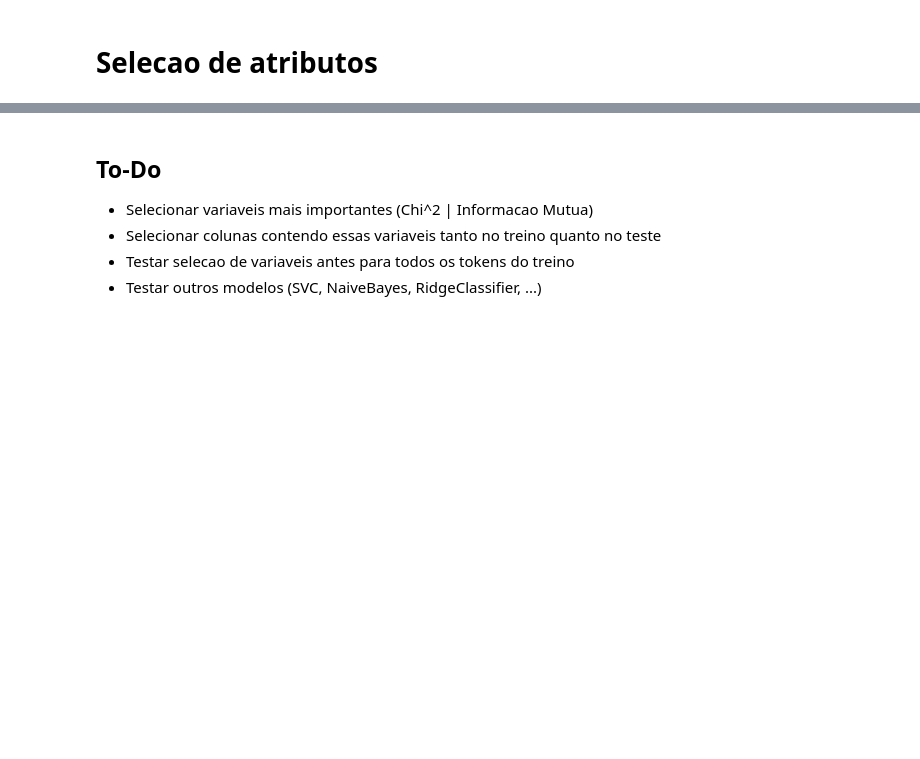
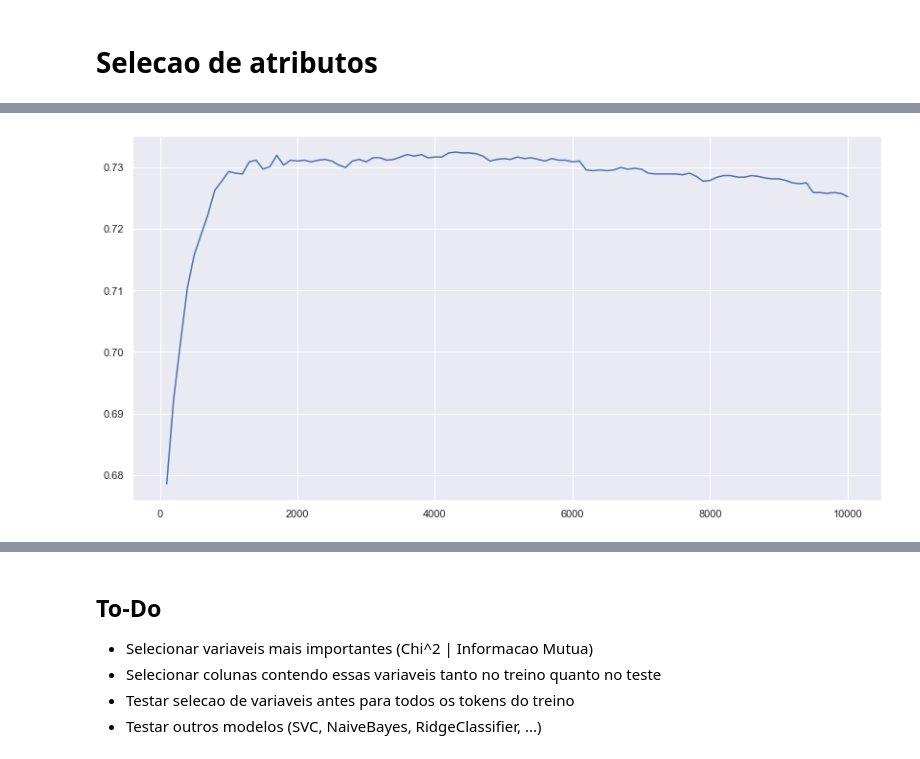
Before and after one commit to marcelo-campa/Analytica-Kaggle-NLP, a Jupyter notebook: kaggle_tweets.ipynb, the cells around one changed output, grey strips where cells are left out. Drawn from its saved outputs; the diff is of its cells as text; code cells hidden in the pictures; blank space fills up the shorter version.

```diff
--- a/kaggle_tweets.ipynb
+++ b/kaggle_tweets.ipynb
@@ -334,5 +334,5 @@ from sklearn.feature_selection import mutual_info_classif, chi2
 
 chi = chi2(X,y)
 chi = pd.Series(chi[0])
-chi.index = intersect_columns
+chi.index = X.columns
 chi.sort_values(ascending=False, inplace=True)
@@ -347,3 +362,17 @@ for att in tqdm(atts):
 
     list_scores.append(cross_val_score(clf, X[chi[:int(att)].index], y, cv=3).mean())
     list_var.append(cross_val_score(clf, X[chi[:int(att)].index], y, cv=3).var())
+# %%
+int_atts = [int(att) for att in atts]
+
+import matplotlib.pyplot as plt
+import seaborn as sns
+
+sns.set()
+plt.figure(figsize=(14,7))
+sns.lineplot(y=list_scores, x=int_atts)
+# plt.axvline(x=int_atts[np.array(list_scores[5:]).argmax()+5], color='r')
+# plt.xticks(ticks=np.arange(0.00, 0.25, 0.01))
+plt.show()
+# %% [output]
+[figure, added]
```
Also changed, not shown: parts of 11 cells of this notebook, 1 other file.
